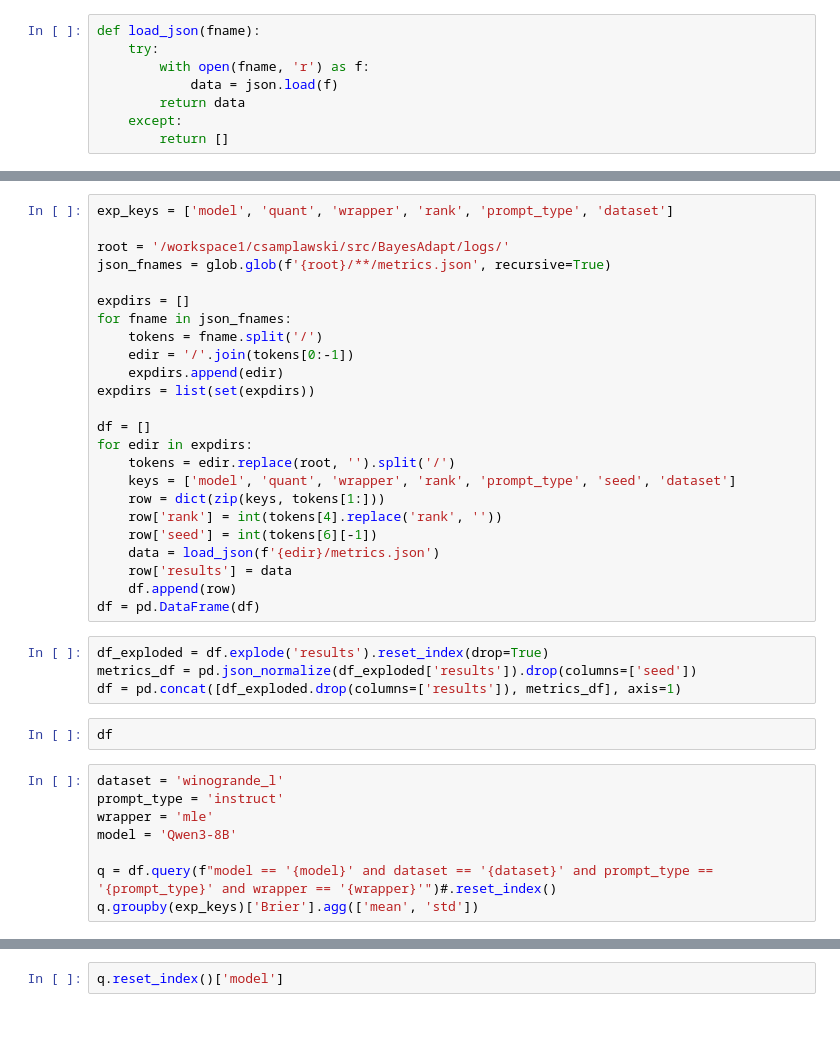
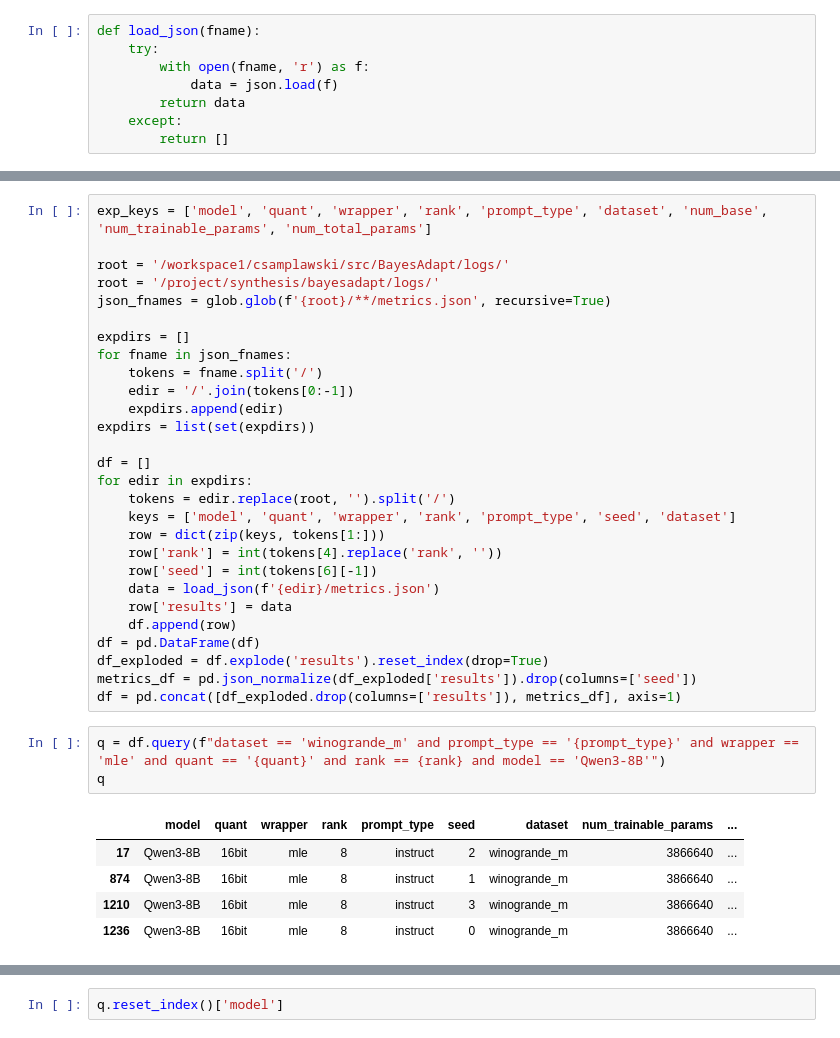
Before and after one commit to SRI-CSL/BayesAdapt, a Jupyter notebook: notebooks/parse_logs.ipynb, the cells around one changed output, grey strips where cells are left out. Saved outputs shown, nothing was run; the diff lists cells and outputs as text.

```diff
--- a/notebooks/parse_logs.ipynb
+++ b/notebooks/parse_logs.ipynb
@@ -40,7 +90,8 @@ int('seed0'[-1])
 # %%
-exp_keys = ['model', 'quant', 'wrapper', 'rank', 'prompt_type', 'dataset']
+exp_keys = ['model', 'quant', 'wrapper', 'rank', 'prompt_type', 'dataset', 'num_base', 'num_trainable_params', 'num_total_params']
 
 root = '/workspace1/csamplawski/src/BayesAdapt/logs/'
+root = '/project/synthesis/bayesadapt/logs/'
 json_fnames = glob.glob(f'{root}/**/metrics.json', recursive=True)
 
 expdirs = []
@@ -61,17 +112,15 @@ for edir in expdirs:
     row['results'] = data
     df.append(row)
 df = pd.DataFrame(df)
+df_exploded = df.explode('results').reset_index(drop=True)
+metrics_df = pd.json_normalize(df_exploded['results']).drop(columns=['seed'])
+df = pd.concat([df_exploded.drop(columns=['results']), metrics_df], axis=1)
-# %%
-df_exploded = df.explode('results').reset_index(drop=True)
-metrics_df = pd.json_normalize(df_exploded['results']).drop(columns=['seed'])
-df = pd.concat([df_exploded.drop(columns=['results']), metrics_df], axis=1)
 # %%
-df
+q = df.query(f"dataset == 'winogrande_m' and prompt_type == '{prompt_type}' and wrapper == 'mle' and quant == '{quant}' and rank == {rank} and model == 'Qwen3-8B'")
+q
+# %% [output]
+|  | model | quant | wrapper | rank | prompt_type | seed | dataset | num_trainable_params | ... |
+| 17 | Qwen3-8B | 16bit | mle | 8 | instruct | 2 | winogrande_m | 3866640 | ... |
+| 874 | Qwen3-8B | 16bit | mle | 8 | instruct | 1 | winogrande_m | 3866640 | ... |
+| 1210 | Qwen3-8B | 16bit | mle | 8 | instruct | 3 | winogrande_m | 3866640 | ... |
+| 1236 | Qwen3-8B | 16bit | mle | 8 | instruct | 0 | winogrande_m | 3866640 | ... |
-# %%
-dataset = 'winogrande_l'
-prompt_type = 'instruct'
-wrapper = 'mle'
-model = 'Qwen3-8B'
-
-q = df.query(f"model == '{model}' and dataset == '{dataset}' and prompt_type == '{prompt_type}' and wrapper == '{wrapper}'")#.reset_index()
-q.groupby(exp_keys)['Brier'].agg(['mean', 'std'])
```
Also changed, not shown: parts of 10 cells of this notebook.
